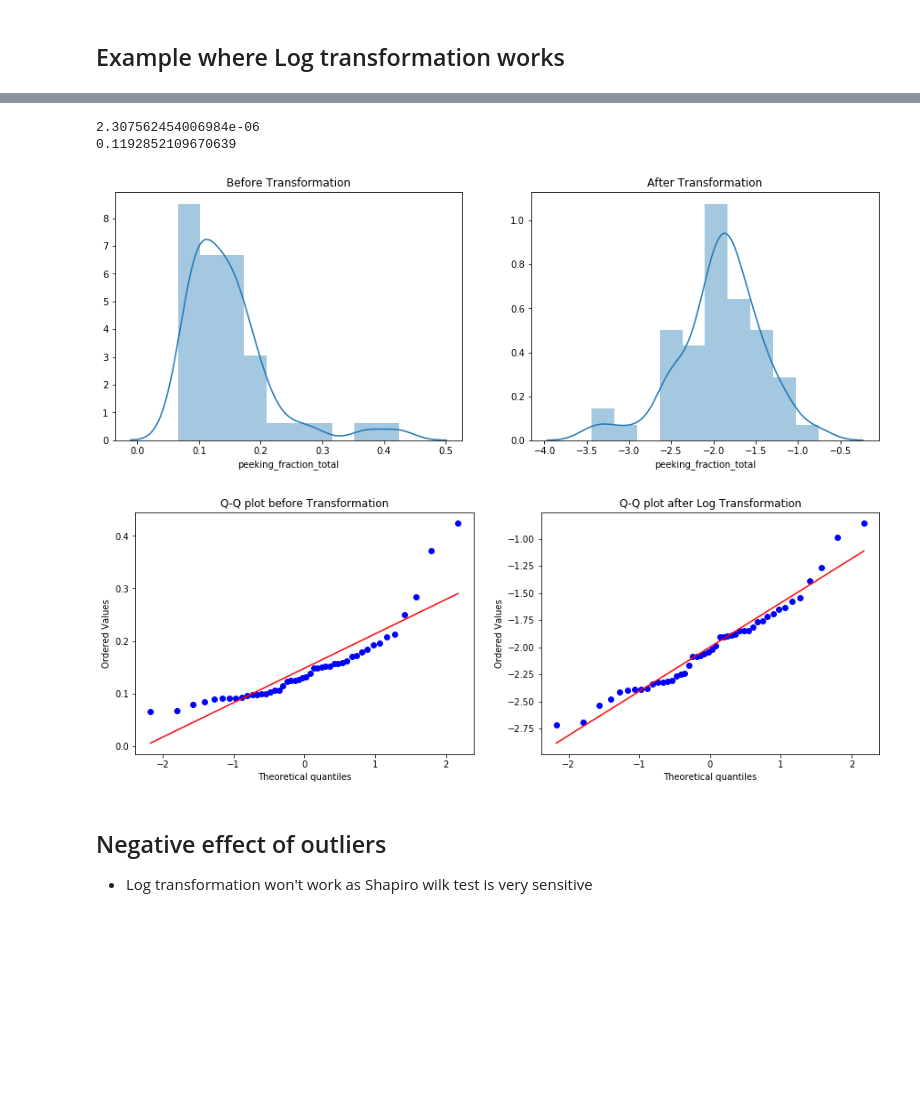
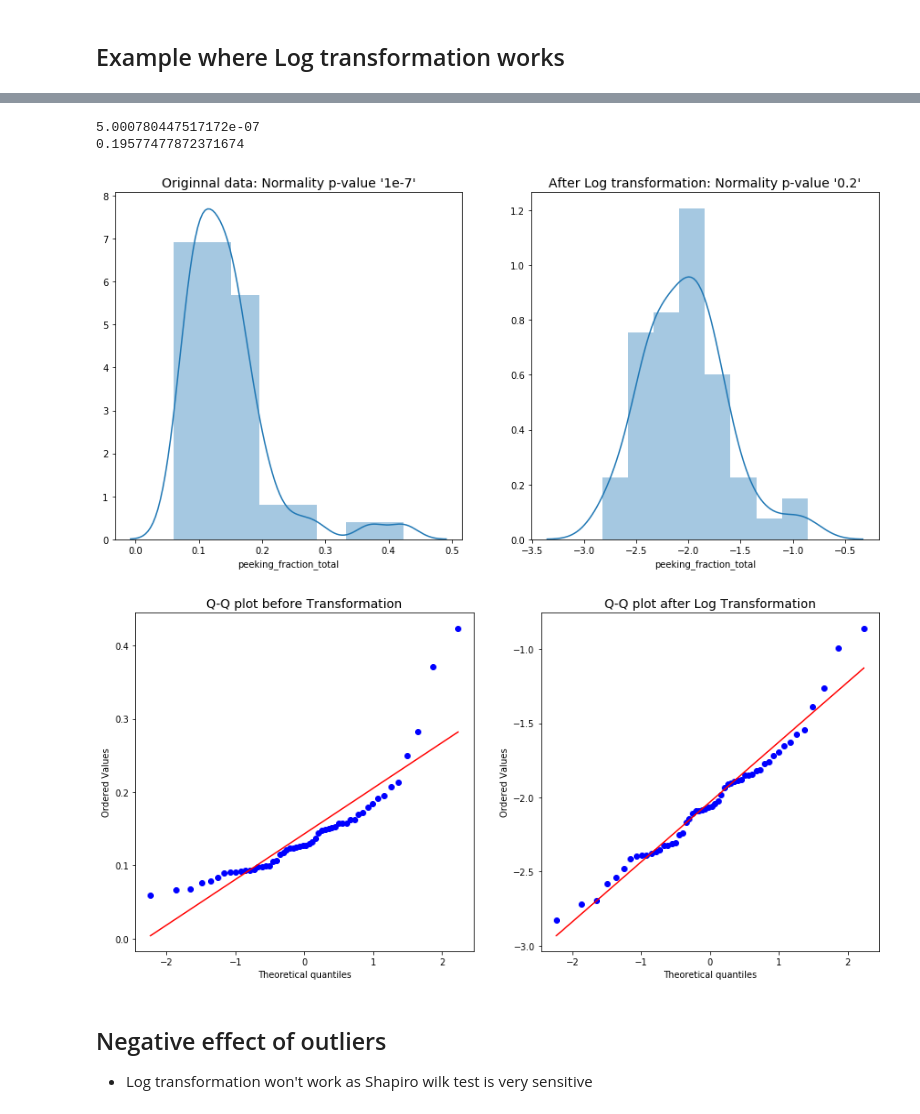
Before and after one commit to zachbogart/mice_behavior_capstone, a Jupyter notebook: process_data/results/Stat_significance.ipynb, the cells around one changed output, grey strips where cells are left out. Saved outputs shown, nothing was run; the diff lists cells and outputs as text; code cells hidden in the pictures; blank space fills up the shorter version.

Commit message:
edits to the significance results- added all data

```diff
--- a/process_data/results/Stat_significance.ipynb
+++ b/process_data/results/Stat_significance.ipynb
@@ -70,6 +70,6 @@ final_features= ['fraction_in_arms_closed', 'fraction_in_arms_middle', 'fraction
  'velocity_open_towards_outside_median_speed_active']
 # %%
 df_bwpo = df_features.loc[(df_features['mouse_details_strain'].isin(['BW', 'PO'])) &
-                          (df_features['mouse_details_sex'].isin(['M', 'F'])), :].dropna()
+                          (df_features['mouse_details_sex'].isin(['M', 'F'])), :]
 # %%
 df_bwpo.rename(columns = {'fraction_in_arms_open-arms':'fraction_in_arms_open'}, inplace = True)
@@ -234,39 +414,45 @@ df_features_final= df_features.dropna()
 # %%
 #p-values of normality test (higher the p value, higher is the probability of the underlying distribution being Normal)
-print(shapiro(df_features_final.loc[df_features_final['mouse_details_strain']=='BW', 'peeking_fraction_total'])[1])
-print(shapiro(np.log(df_features_final.loc[df_features_final['mouse_details_strain']=='BW', 'peeking_fraction_total']))[1])
+print(shapiro(df_bwpo.loc[(df_bwpo['mouse_details_strain']=='BW') &
+                         (df_bwpo['peeking_fraction_total']!=0), 'peeking_fraction_total'])[1])
+print(shapiro(np.log(df_bwpo.loc[(df_bwpo['mouse_details_strain']=='BW') &
+                         (df_bwpo['peeking_fraction_total']!=0), 'peeking_fraction_total']))[1])
 # %% [output]
-2.307562454006984e-06
-0.1192852109670639
+5.000780447517172e-07
+0.19577477872371674
 # %%
 # Not Normal
-plt.subplots(1, 2, figsize=(15, 5))
+plt.subplots(1, 2, figsize=(15, 7))
 
 plt.subplot(1, 2, 1)
-plt.title("Before Transformation")
-sns.distplot(df_features_final.loc[df_features_final['mouse_details_strain']=='BW', 'peeking_fraction_total'], bins=10)
+plt.title("Originnal data: Normality p-value '1e-7'", fontsize=14)
+sns.distplot(df_bwpo.loc[(df_bwpo['mouse_details_strain']=='BW') &
+                         (df_bwpo['peeking_fraction_total']!=0), 'peeking_fraction_total'], bins=8)
 
 # Mostly Normal
 plt.subplot(1, 2, 2)
-plt.title("After Transformation")
-sns.distplot(np.log(df_features_final.loc[df_features_final['mouse_details_strain']=='PO', 'peeking_fraction_total']), bins=10)
+plt.title("After Log transformation: Normality p-value '0.2'", fontsize=14)
+sns.distplot(np.log(df_bwpo.loc[(df_bwpo['mouse_details_strain']=='BW') &
+                         (df_bwpo['peeking_fraction_total']!=0), 'peeking_fraction_total']), bins=8)
 plt.show()
 # %% [output]
-[figure, old version]
+[figure, new version]
 # %%
-plt.subplots(1, 2, figsize=(15, 5))
+plt.subplots(1, 2, figsize=(15, 7))
 
 plt.subplot(1, 2, 1)
-probplot(df_features_final.loc[df_features_final['mouse_details_strain']=='BW', 'peeking_fraction_total'], dist="norm", plot=pylab)
-plt.title("Q-Q plot before Transformation")
+probplot(df_bwpo.loc[(df_bwpo['mouse_details_strain']=='BW') &
+                         (df_bwpo['peeking_fraction_total']!=0), 'peeking_fraction_total'], dist="norm", plot=pylab)
+plt.title("Q-Q plot before Transformation", fontsize=14)
 
 plt.subplot(1, 2, 2)
-probplot(np.log(df_features_final.loc[df_features_final['mouse_details_strain']=='BW', 'peeking_fraction_total']), dist="norm", plot=pylab)
-plt.title("Q-Q plot after Log Transformation")
+probplot(np.log(df_bwpo.loc[(df_bwpo['mouse_details_strain']=='BW') &
+                         (df_bwpo['peeking_fraction_total']!=0), 'peeking_fraction_total']), dist="norm", plot=pylab)
+plt.title("Q-Q plot after Log Transformation", fontsize=14)
 
 plt.show()
 # %% [output]
-[figure, old version]
+[figure, new version]
 # %% [markdown]
 ## Negative effect of outliers
 - Log transformation won't work as Shapiro wilk test is very sensitive
```
Also changed, not shown: parts of 38 cells of this notebook.
